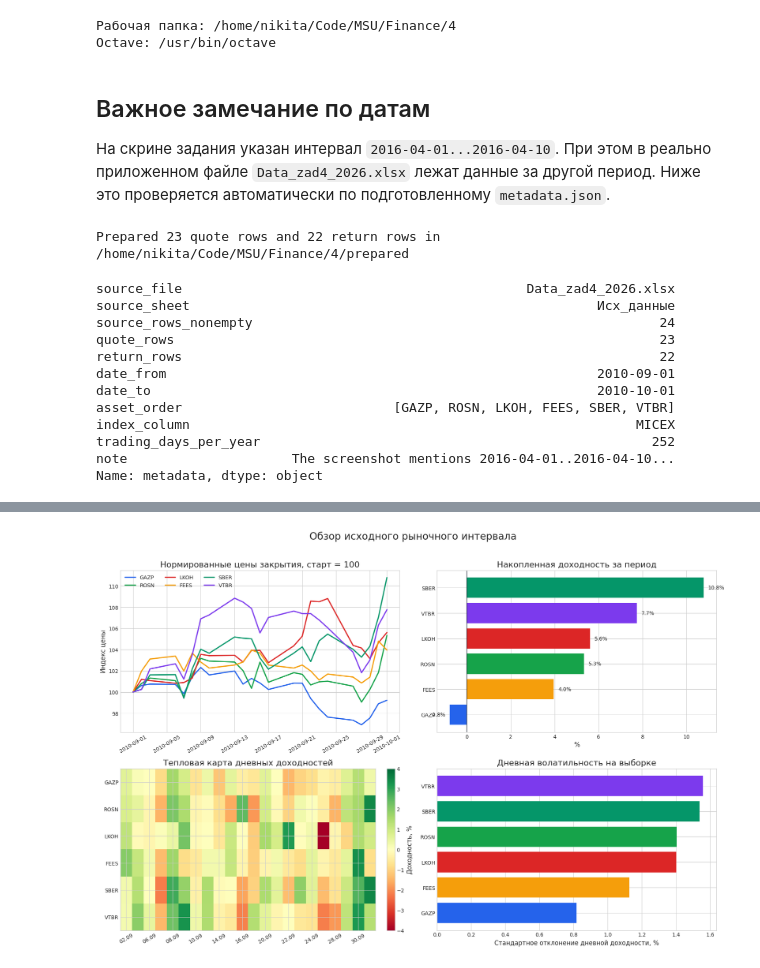
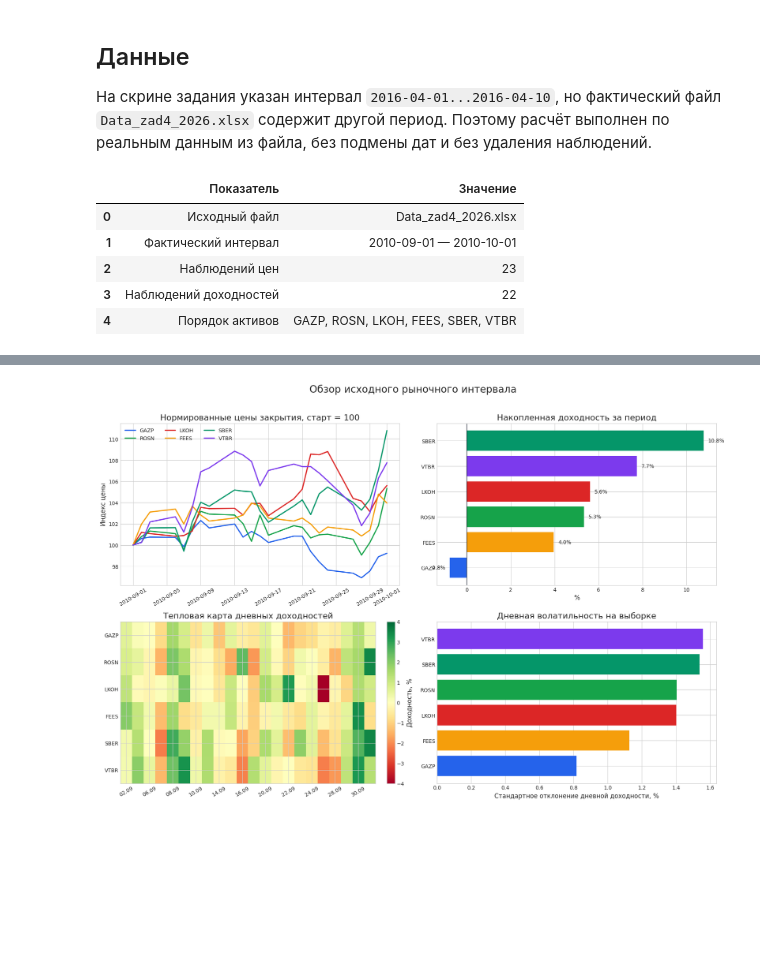
Before and after one commit to impala-tape/cmc_msu_ml, a Jupyter notebook: Finance/4/4.ipynb, the cells around one changed output, grey strips where cells are left out. Saved outputs shown, nothing was run; the diff lists cells and outputs as text; code cells hidden in the pictures; blank space fills up the shorter version.

```diff
--- a/Finance/4/4.ipynb
+++ b/Finance/4/4.ipynb
@@ -33,7 +37,6 @@
 # %%
 from pathlib import Path
 import json
-import shutil
 import subprocess
 
 import numpy as np
@@ -67,42 +70,49 @@ plt.rcParams["axes.titlesize"] = 16
 plt.rcParams["axes.labelsize"] = 12
 plt.rcParams["legend.fontsize"] = 10
 plt.rcParams["font.family"] = "DejaVu Sans"
-
-print(f"Рабочая папка: {ROOT.resolve()}")
-print(f"Octave: {shutil.which('octave')}")
-# %% [output]
-Рабочая папка: /home/nikita/Code/MSU/Finance/4
-Octave: /usr/bin/octave
 # %% [markdown]
-## Важное замечание по датам
+## Данные
 
-На скрине задания указан интервал `2016-04-01...2016-04-10`.
-При этом в реально приложенном файле `Data_zad4_2026.xlsx` лежат данные за другой период.
-Ниже это проверяется автоматически по подготовленному `metadata.json`.
+На скрине задания указан интервал `2016-04-01...2016-04-10`, но фактический файл
+`Data_zad4_2026.xlsx` содержит другой период. Поэтому расчёт выполнен по реальным данным
+из файла, без подмены дат и без удаления наблюдений.
-# %%
-prepare = subprocess.run(
-    ["python", "prepare_data.py"],
-    cwd=ROOT,
-    text=True,
-    capture_output=True,
-    check=True,
-)
-print(prepare.stdout)
-
-metadata = json.loads((PREPARED_DIR / "metadata.json").read_text(encoding="utf-8"))
-display(pd.Series(metadata, name="metadata"))
-# %% [output]
-Prepared 23 quote rows and 22 return rows in /home/nikita/Code/MSU/Finance/4/prepared
-source_file                                            Data_zad4_2026.xlsx
-source_sheet                                                    Исх_данные
-source_rows_nonempty                                                    24
-quote_rows                                                              23
-return_rows                                                             22
-date_from                                                       2010-09-01
-date_to                                                         2010-10-01
-asset_order                           [GAZP, ROSN, LKOH, FEES, SBER, VTBR]
-index_column                                                         MICEX
-trading_days_per_year                                                  252
-note                     The screenshot mentions 2016-04-01..2016-04-10...
-Name: metadata, dtype: object
+# %%
+subprocess.run(
+    ["python", "prepare_data.py"],
+    cwd=ROOT,
+    text=True,
+    capture_output=True,
+    check=True,
+)
+
+metadata = json.loads((PREPARED_DIR / "metadata.json").read_text(encoding="utf-8"))
+quotes = pd.read_csv(PREPARED_DIR / "quotes.csv", parse_dates=["date"])
+returns = pd.read_csv(PREPARED_DIR / "returns_simple.csv", parse_dates=["date"])
+
+data_summary = pd.DataFrame(
+    {
+        "Показатель": [
+            "Исходный файл",
+            "Фактический интервал",
+            "Наблюдений цен",
+            "Наблюдений доходностей",
+            "Порядок активов",
+        ],
+        "Значение": [
+            metadata["source_file"],
+            f"{metadata['date_from']} — {metadata['date_to']}",
+            metadata["quote_rows"],
+            metadata["return_rows"],
+            ", ".join(metadata["asset_order"]),
+        ],
+    }
+)
+display(data_summary)
+# %% [output]
+|  | Показатель | Значение |
+| 0 | Исходный файл | Data_zad4_2026.xlsx |
+| 1 | Фактический интервал | 2010-09-01 — 2010-10-01 |
+| 2 | Наблюдений цен | 23 |
+| 3 | Наблюдений доходностей | 22 |
+| 4 | Порядок активов | GAZP, ROSN, LKOH, FEES, SBER, VTBR |
 # %% [markdown]
```
Also changed, not shown: parts of 41 cells of this notebook, 13 other files.
